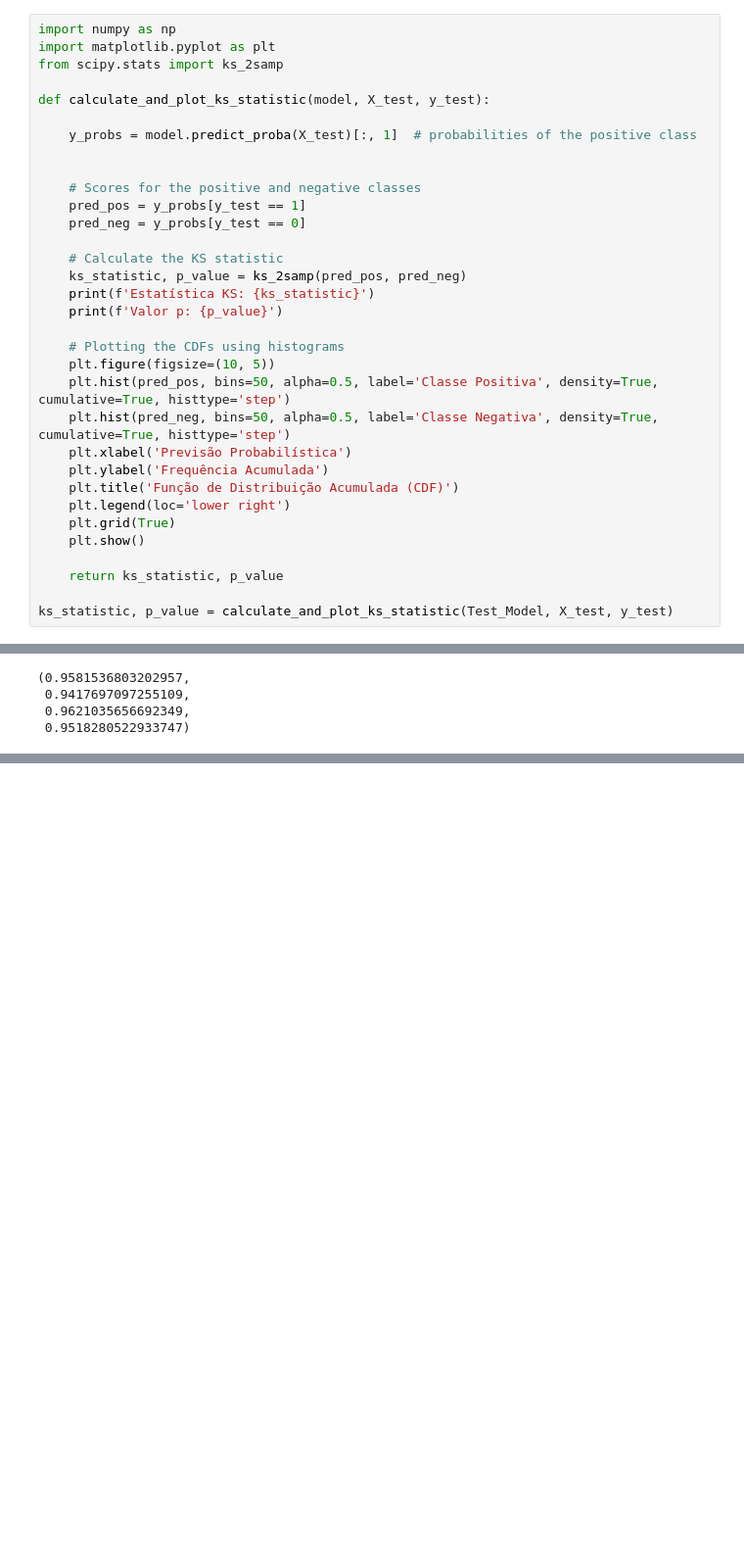
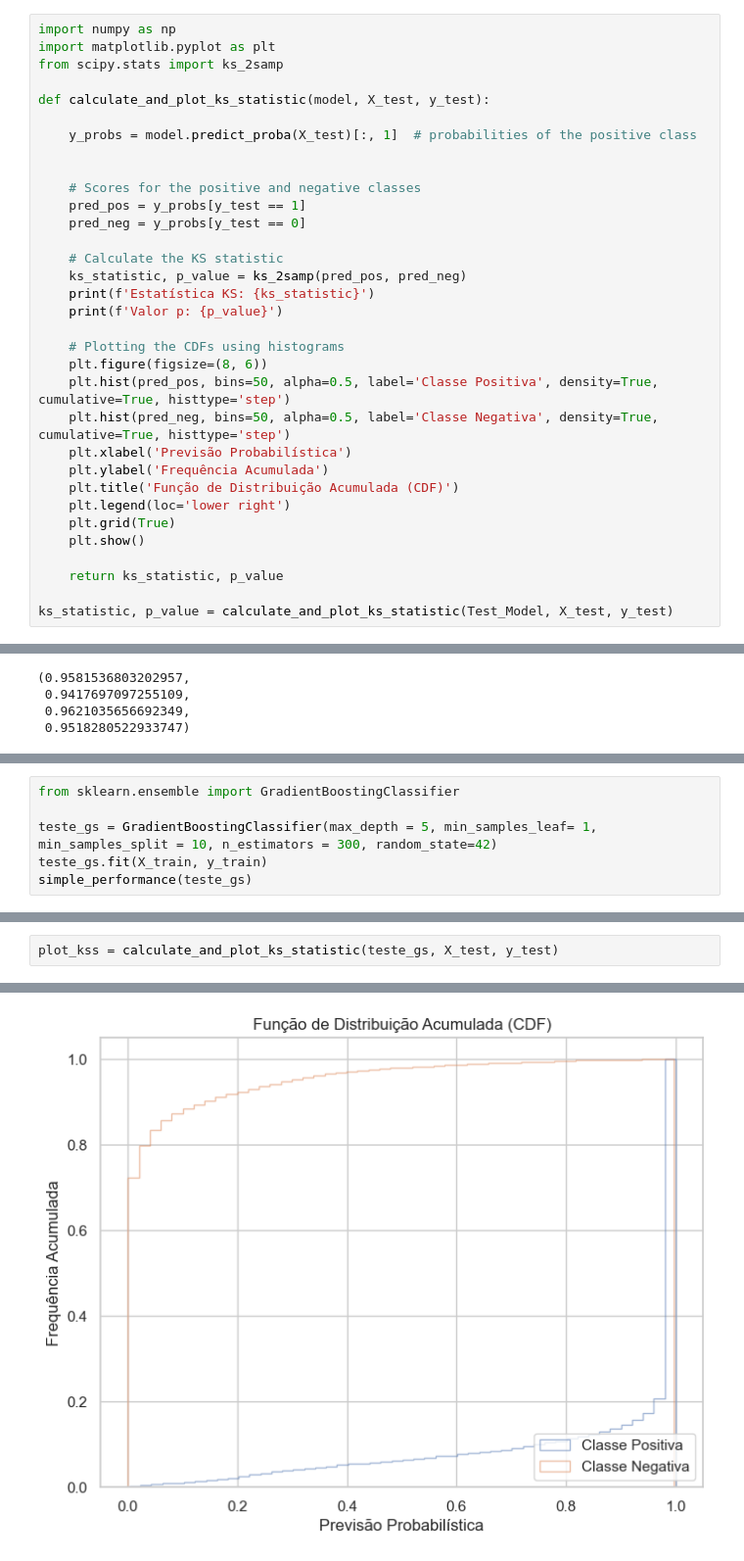
Before and after one commit to FrederickAlmeida/Airline-Passenger-Satisfaction, a Jupyter notebook: xgboost.ipynb, the cells around one changed output, grey strips where cells are left out. Shown at 98% size. Drawn from its saved outputs; the diff is of its cells as text; blank space fills up the shorter version.

```diff
--- a/xgboost.ipynb
+++ b/xgboost.ipynb
@@ -127,7 +124,7 @@ def calculate_and_plot_ks_statistic(model, X_test, y_test):
     print(f'Valor p: {p_value}')
 
     # Plotting the CDFs using histograms
-    plt.figure(figsize=(10, 5))
+    plt.figure(figsize=(8, 6))
     plt.hist(pred_pos, bins=50, alpha=0.5, label='Classe Positiva', density=True, cumulative=True, histtype='step')
     plt.hist(pred_neg, bins=50, alpha=0.5, label='Classe Negativa', density=True, cumulative=True, histtype='step')
     plt.xlabel('Previsão Probabilística')
@@ -353,0 +346,6 @@ plot_confusion_matrix(teste_gs)
+# %%
+from sklearn.ensemble import GradientBoostingClassifier
+
+teste_gs = GradientBoostingClassifier(max_depth = 5, min_samples_leaf= 1, min_samples_split = 10, n_estimators = 300, random_state=42)
+teste_gs.fit(X_train, y_train)
+simple_performance(teste_gs)
@@ -353,0 +355,3 @@ plot_confusion_matrix(teste_gs)
+# %%
+plot_kss = calculate_and_plot_ks_statistic(teste_gs, X_test, y_test)
+# %% [output]
@@ -353,0 +360 @@ plot_confusion_matrix(teste_gs)
+[figure, added]
```
Also changed, not shown: parts of 11 cells of this notebook, 1 other file.
